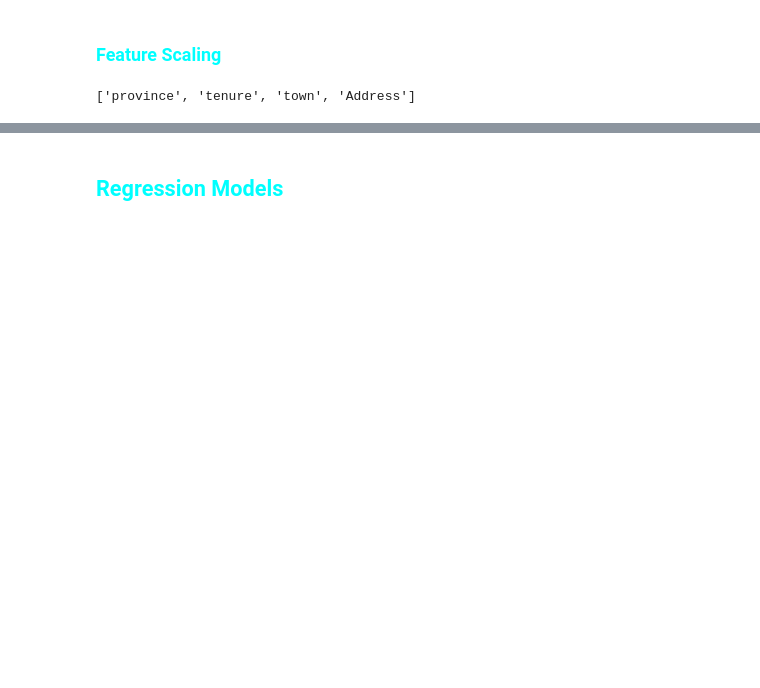
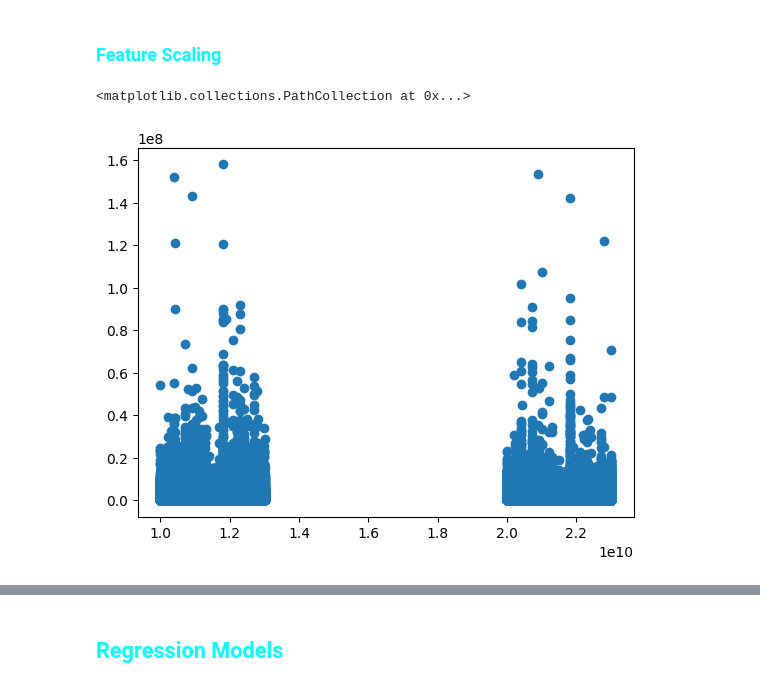
Before and after one commit to saeedhmt/ML-Clustering-Regression, a Jupyter notebook: model.ipynb, the cells around one changed output, grey strips where cells are left out. Cells and saved outputs as stored; diff of their text form; code cells hidden in the pictures; blank space fills up the shorter version.

```diff
--- a/model.ipynb
+++ b/model.ipynb
@@ -37,9 +53,12 @@ del buffer, info_lines
 We fill the NaN values of some features with few NaN count with zero, only the ones that make sense to do so, for features with many NaN values, we store their column names and decide later to be included in our model features or not.
 # %%
+df.dropna(subset=["transportation_cost"], inplace=True)
+
+
 df.subsidy.fillna(0, inplace=True)
-df.transportation_cost.fillna(0, inplace=True)
 df.misc_income.fillna(0, inplace=True)
 df.active_member_cnt.fillna(0, inplace=True)
+df.communication_expenses.fillna(0, inplace=True)
 
 # Tenure column has only 4 NaN values which we change to "other" value
 df.tenure.fillna("other", inplace=True)
@@ -51,3 +70,6 @@ df.income_s_y.fillna(0, inplace=True)
 df.transport_insurance_expenses.fillna(0, inplace=True)
 df.highly_educated_member_cnt.fillna(0, inplace=True)
 df.dining_expenses.fillna(0, inplace=True)
+
+# We drop town column since it does not add any value to the model, towns with same number are considered as the same
+df.drop(columns=["town"], inplace=True)
@@ -72,3 +114,5 @@ There are 42054 families with info being present in different years. there is no
+# %%
+df = df[df.transportation_cost < 3e+08]
 # %% [markdown]
 ### <h3 style="text-align: left; color:cyan"> Splitting train, validation & test data </h4>
 # %%
@@ -94,4 +183,0 @@ excluded_cols = categorical_columns + ["Address"]
-# %%
-excluded_cols
-# %% [output]
-['province', 'tenure', 'town', 'Address']
@@ -105,0 +213,5 @@ X_test_numeric = min_max_scaler.transform(X_test.drop(categorical_columns, axis=
+# %%
+plt.scatter(df.Address, df.transportation_cost)
+# %% [output]
+<matplotlib.collections.PathCollection at 0x...>
+[figure, added]
```
Also changed, not shown: parts of 40 cells of this notebook, 2 other files.
